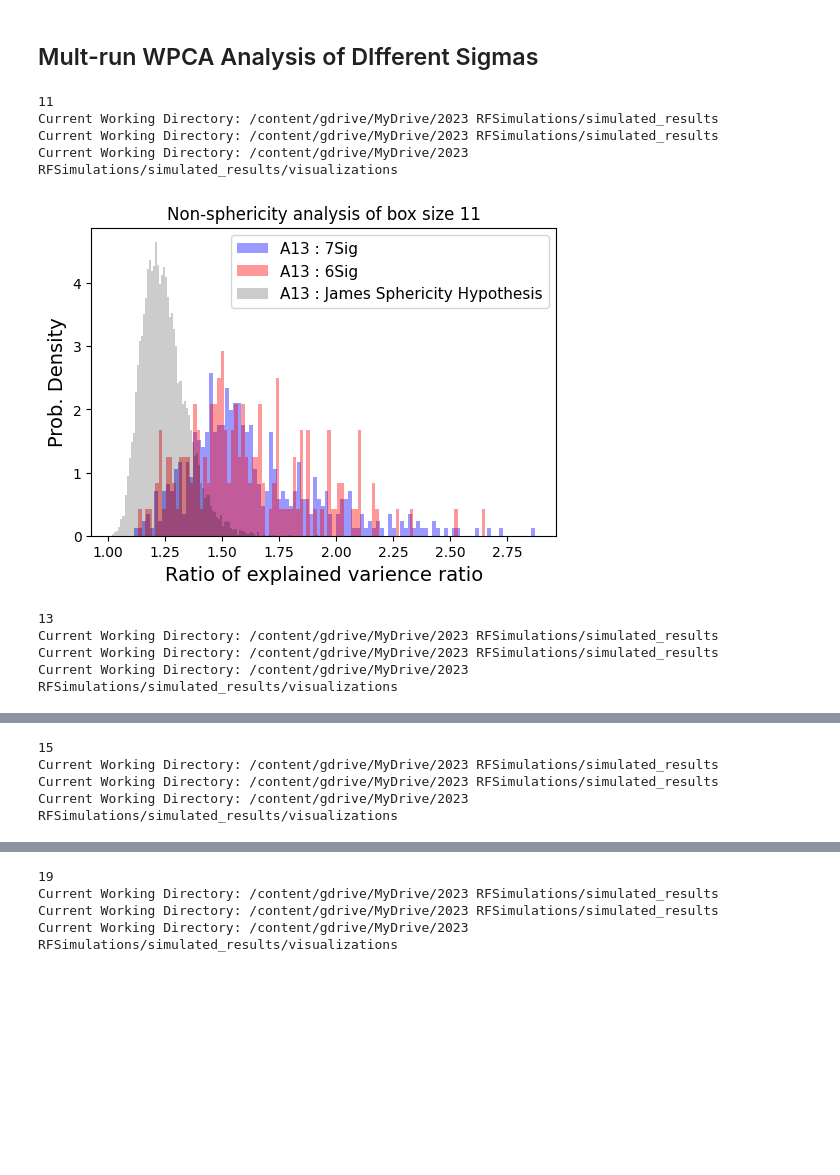
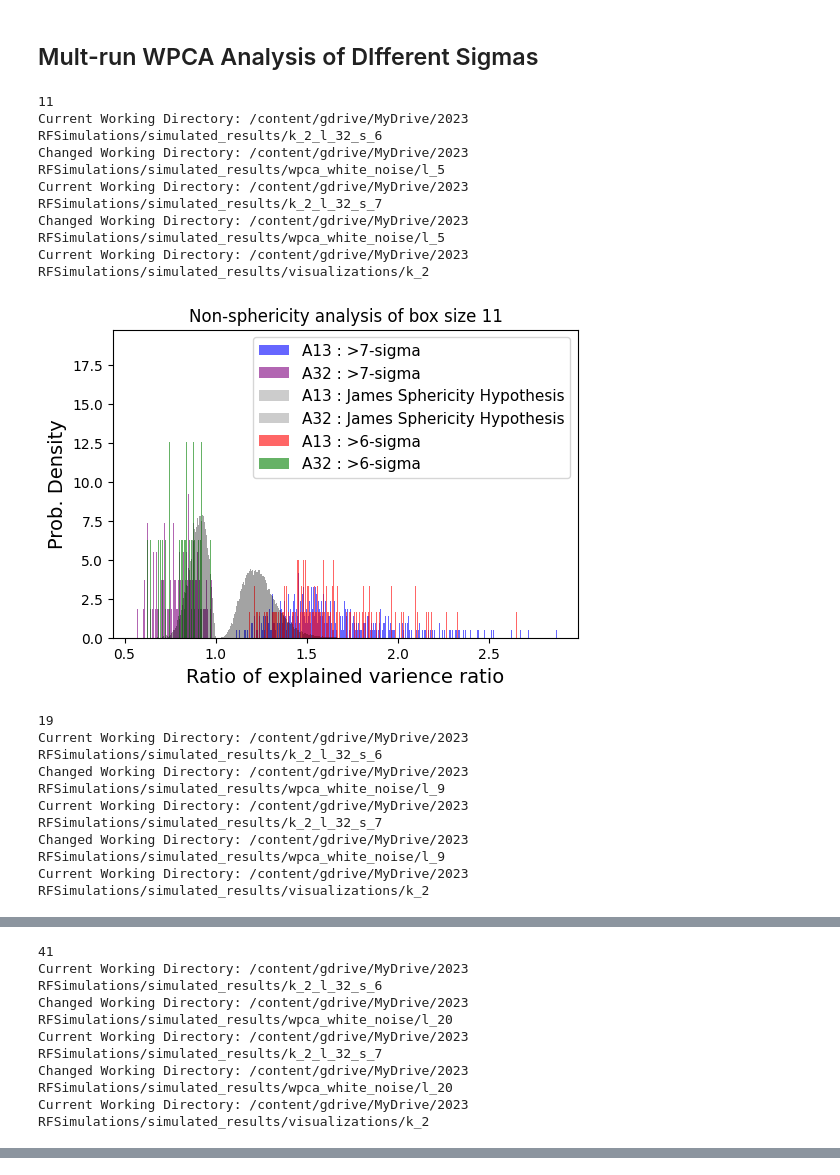
Before and after one commit to khchoi-physik/pbh_simulations, a Jupyter notebook: wpca_analysis_smaller_box.ipynb, the cells around one changed output, grey strips where cells are left out. Saved outputs shown, nothing was run; the diff lists cells and outputs as text; code cells hidden in the pictures; blank space fills up the shorter version.

Commit message:
fixing mult-run wpca analysis on variable conflicts

```diff
--- a/wpca_analysis_smaller_box.ipynb
+++ b/wpca_analysis_smaller_box.ipynb
@@ -217,14 +198,14 @@ import multiprocessing
 #from scipy.special import erf
 # %%
 k_power = 2
-bl= 32
-l = 7
-lx, ly, lz = l,l,l
+bl= 32 # max length
+
+
 pixel = 2**9
 z_pixel = pixel
 g_sigma = 7
 
-l_list = [5,6,7,8,9,10]
+l_list = [5,9,20,32]
 #l_list = [5,9]
 s_list = [6,7]
 # %%
@@ -237,12 +218,7 @@ for l in l_list:
 
     for g_sigma in s_list:
 
-        folder_path = f'/content/gdrive/MyDrive/2023 RFSimulations/simulated_results'
-        os.chdir(folder_path)
-        print("Current Working Directory:", os.getcwd() )
-        white_noise_samples = np.load(f'wpca_whitenoise_ratio_l_{l}.npy')
-
-        folder_path = f'/content/gdrive/MyDrive/2023 RFSimulations/simulated_results/k_{k_power}_l_{bl}_s_{g_sigma}'
+        folder_path = f'/content/gdrive/MyDrive/2023 RFSimulations/simulated_results/k_{k_power}_l_{bl}_s_{g_sigma}'  # bl = max length is needed here
         os.chdir(folder_path)
 
         if g_sigma > 6:
@@ -279,53 +255,64 @@ for l in l_list:
                 amps, coords = max_sub_vol[coords], np.array(coords).T
                 amps = amps/total_mass
 
-                coord_amp = np.array( [(coord[0],coord[1],coord[2], amp   ) for coord, amp in zip(coords, amps)]) #Normalized amplitudes. Threshold = 0, Max Pt. = 1.
-
                 weights = np.zeros_like(coords, dtype=np.float64)
-                for nn in range(coord_amp.shape[0]):
-                    weights[nn] = np.array( [coord_amp[nn][3],coord_amp[nn][3],coord_amp[nn][3]])
+                for nn in range(amps.shape[0]):
+                    weights[nn] = np.array( [amps[nn],amps[nn],amps[nn]])
 
                 wpca = WPCA(n_components=3)
                 wpca.fit(X = coords, weights=weights )
 
                 wpca_ev_list.append(wpca.explained_variance_ratio_)
                 wpca_vec_list.append(wpca.components_)
 
                 wpca_ev1 = wpca.explained_variance_ratio_[0]
                 wpca_ev2 = wpca.explained_variance_ratio_[1]
                 wpca_ev3 = wpca.explained_variance_ratio_[2]
                 WPCA13_list.append( wpca_ev1 / wpca_ev3 )
                 WPCA32_list.append( wpca_ev3 / wpca_ev2 )
 
                 #print(round(time.time()- st,2), f'{files}')
 
         if g_sigma == 7:
-            plt.hist(WPCA13_list, bins=101, density =True, color= 'red', alpha = 0.4);
+            plt.hist(WPCA13_list, bins=401, density =True, color= 'red', alpha = 0.6);
+            plt.hist(WPCA32_list, bins=401, density =True, color= 'green', alpha = 0.6);
         if g_sigma == 6:
-            plt.hist(WPCA13_list, bins=101, density =True, color= 'blue', alpha = 0.4);
+            plt.hist(WPCA13_list, bins=401, density =True, color= 'blue', alpha = 0.6);
+            plt.hist(WPCA32_list, bins=401, density =True, color= 'purple', alpha = 0.6);
 
+        white_noise_directory =  f'/content/gdrive/MyDrive/2023 RFSimulations/simulated_results/wpca_white_noise/l_{l}'
+        a13, a32 = white_noise_samples(white_noise_directory)
+        plt.hist(a13, bins=401, density =True, color= 'black', alpha = 0.2);
+        plt.hist(a32, bins=401, density =True, color= 'black', alpha = 0.2);
 
-    plt.hist(white_noise_samples, bins=101, density =True, color= 'black', alpha = 0.2);
-    plt.legend(['A13 : 7Sig',
-                'A13 : 6Sig',
-                'A13 : James Sphericity Hypothesis'], fontsize =11)
+    plt.legend(['A13 : >7-sigma',
+                'A32 : >7-sigma',
+                'A13 : James Sphericity Hypothesis',
+                'A32 : James Sphericity Hypothesis',
+                'A13 : >6-sigma',
+                'A32 : >6-sigma'] , fontsize =11)
     plt.xlabel(f'Ratio of explained varience ratio', fontsize =14)
     plt.ylabel(f'Prob. Density', fontsize =14)
     plt.title(f'Non-sphericity analysis of box size {2*l +1}')
 
     folder_path = f'/content/gdrive/MyDrive/2023 RFSimulations/simulated_results/visualizations/k_{k_power}'
     os.chdir(folder_path)
     print("Current Working Directory:", os.getcwd() )
-    g_sigma=7
+
+
     plt.savefig(f'Non_Sphericity_k_{k_power}_l_{l}_diffs', bbox_inches='tight', pad_inches=0)
     plt.show()
 # %% [output]
 11
-Current Working Directory: /content/gdrive/MyDrive/2023 RFSimulations/simulated_results
-Current Working Directory: /content/gdrive/MyDrive/2023 RFSimulations/simulated_results
-Current Working Directory: /content/gdrive/MyDrive/2023 RFSimulations/simulated_results/visualizations
+Current Working Directory: /content/gdrive/MyDrive/2023 RFSimulations/simulated_results/k_2_l_32_s_6
+Changed Working Directory: /content/gdrive/MyDrive/2023 RFSimulations/simulated_results/wpca_white_noise/l_5
+Current Working Directory: /content/gdrive/MyDrive/2023 RFSimulations/simulated_results/k_2_l_32_s_7
+Changed Working Directory: /content/gdrive/MyDrive/2023 RFSimulations/simulated_results/wpca_white_noise/l_5
+Current Working Directory: /content/gdrive/MyDrive/2023 RFSimulations/simulated_results/visualizations/k_2
-[figure, old version]
+[figure, new version]
-13
-Current Working Directory: /content/gdrive/MyDrive/2023 RFSimulations/simulated_results
-Current Working Directory: /content/gdrive/MyDrive/2023 RFSimulations/simulated_results
-Current Working Directory: /content/gdrive/MyDrive/2023 RFSimulations/simulated_results/visualizations
+19
+Current Working Directory: /content/gdrive/MyDrive/2023 RFSimulations/simulated_results/k_2_l_32_s_6
+Changed Working Directory: /content/gdrive/MyDrive/2023 RFSimulations/simulated_results/wpca_white_noise/l_9
+Current Working Directory: /content/gdrive/MyDrive/2023 RFSimulations/simulated_results/k_2_l_32_s_7
+Changed Working Directory: /content/gdrive/MyDrive/2023 RFSimulations/simulated_results/wpca_white_noise/l_9
+Current Working Directory: /content/gdrive/MyDrive/2023 RFSimulations/simulated_results/visualizations/k_2
@@ -333,4 +320,6 @@ Current Working Directory: /content/gdrive/MyDrive/2023 RFSimulations/simulated_
-15
-Current Working Directory: /content/gdrive/MyDrive/2023 RFSimulations/simulated_results
-Current Working Directory: /content/gdrive/MyDrive/2023 RFSimulations/simulated_results
-Current Working Directory: /content/gdrive/MyDrive/2023 RFSimulations/simulated_results/visualizations
+41
+Current Working Directory: /content/gdrive/MyDrive/2023 RFSimulations/simulated_results/k_2_l_32_s_6
+Changed Working Directory: /content/gdrive/MyDrive/2023 RFSimulations/simulated_results/wpca_white_noise/l_20
+Current Working Directory: /content/gdrive/MyDrive/2023 RFSimulations/simulated_results/k_2_l_32_s_7
+Changed Working Directory: /content/gdrive/MyDrive/2023 RFSimulations/simulated_results/wpca_white_noise/l_20
+Current Working Directory: /content/gdrive/MyDrive/2023 RFSimulations/simulated_results/visualizations/k_2
@@ -343,4 +333,0 @@ Current Working Directory: /content/gdrive/MyDrive/2023 RFSimulations/simulated_
-19
-Current Working Directory: /content/gdrive/MyDrive/2023 RFSimulations/simulated_results
-Current Working Directory: /content/gdrive/MyDrive/2023 RFSimulations/simulated_results
-Current Working Directory: /content/gdrive/MyDrive/2023 RFSimulations/simulated_results/visualizations
```
Also changed, not shown: parts of 5 cells of this notebook.
